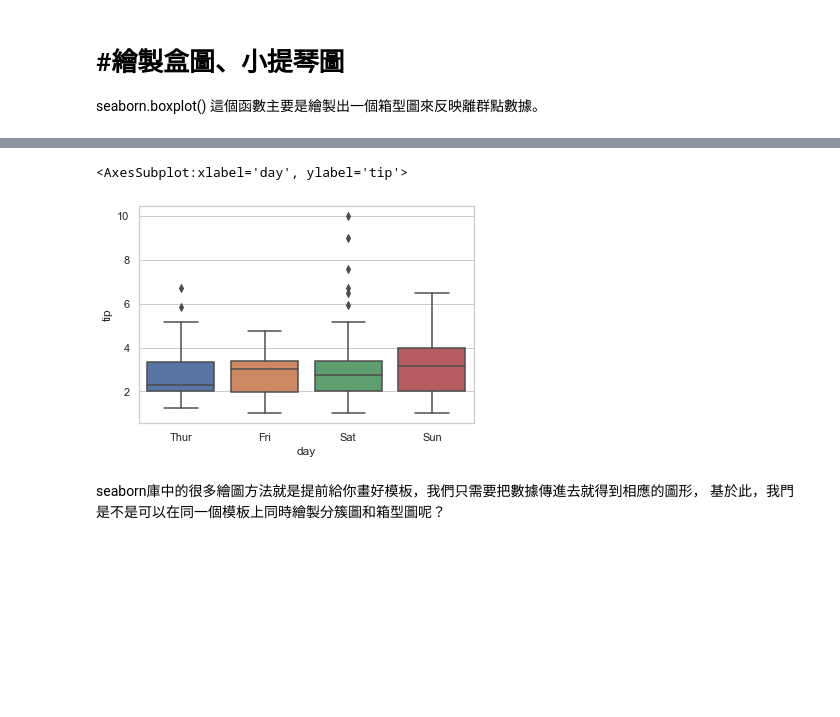
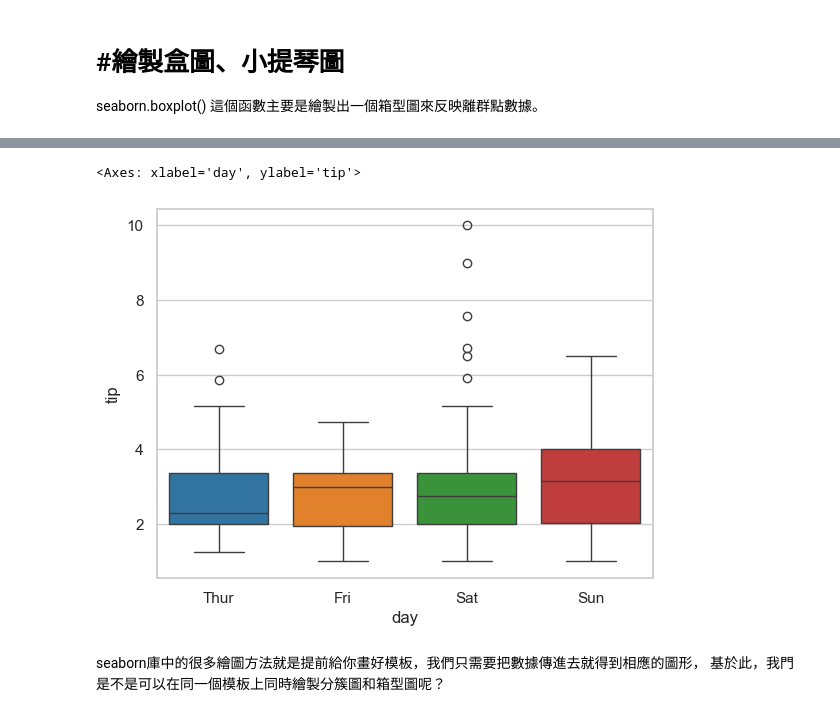
Before and after one commit to Yueh0315/IMLP, a Jupyter notebook: Unit02/2.4.2_Seaborn數據視覺化.ipynb, the cells around one changed output, grey strips where cells are left out. Drawn from its saved outputs; the diff is of its cells as text; code cells hidden in the pictures; blank space fills up the shorter version.

```diff
--- a/Unit02/2.4.2_Seaborn數據視覺化.ipynb
+++ b/Unit02/2.4.2_Seaborn數據視覺化.ipynb
@@ -269,7 +267,8 @@ seaborn.boxplot()
 # %%
+sns.boxplot(y='tip',x='day', data=tips, palette='tab10')
 # %% [output]
-<AxesSubplot:xlabel='day', ylabel='tip'>
+<Axes: xlabel='day', ylabel='tip'>
-[figure, old version]
+[figure, new version]
 # %% [markdown]
 seaborn庫中的很多繪圖方法就是提前給你畫好模板，我們只需要把數據傳進去就得到相應的圖形，
 基於此，我門是不是可以在同一個模板上同時繪製分簇圖和箱型圖呢？
```
Also changed, not shown: parts of 36 cells of this notebook, 2 other files.
